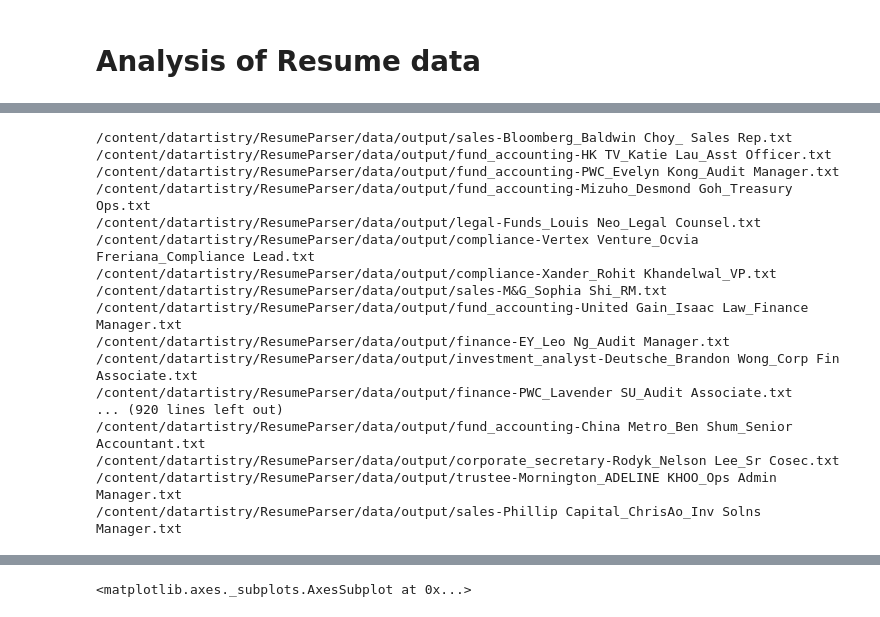
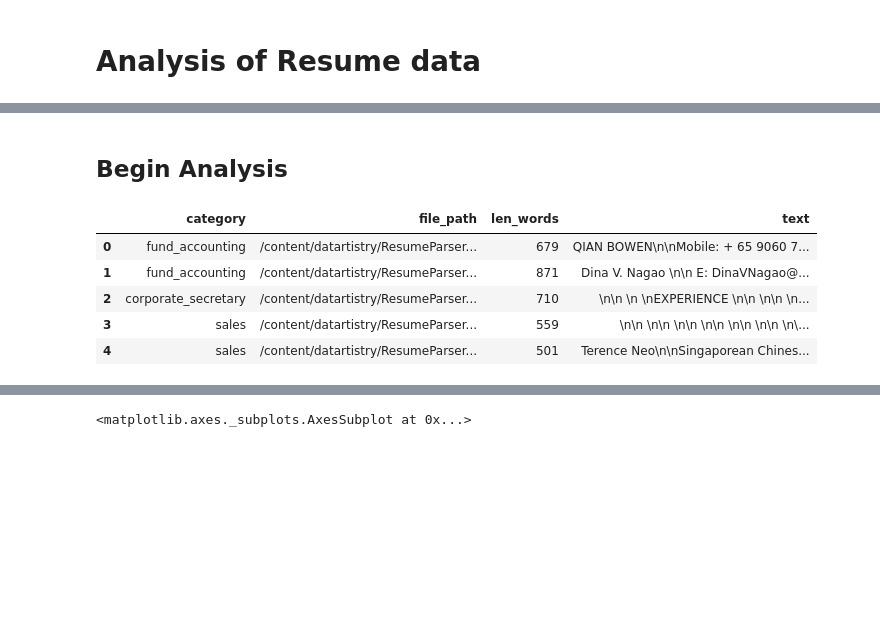
Before and after one commit to Inventrohyder/datartistry, a Jupyter notebook: Analysis notebook.ipynb, the cells around one changed output, grey strips where cells are left out. Cells and saved outputs as stored; diff of their text form; code cells hidden in the pictures; blank space fills up the shorter version.

Commit message:
fix: update analysis notebook

```diff
--- a/Analysis notebook.ipynb
+++ b/Analysis notebook.ipynb
@@ -5,34 +34,46 @@
+# %% [markdown]
+## Begin Analysis
 # %%
 import os
 import pandas as pd
 # %%
 # list all txt files
 path = '/content/datartistry/ResumeParser/data/output/'
 
-files = []
+files = []       # Store the file paths
+categories = []  # Store the job category of each file
+text = []        # Store the actual text data
+num_words = []   # Count the number of words in each file
+
 # r=root, d=directories, f = files
 for r, d, f in os.walk(path):
     for file in f:
         if '.txt' in file:
-            files.append(os.path.join(r, file))
+          file_path = os.path.join(r, file)
+          files.append(file_path)
 
-for f in files:
-    print(f)
+          category = file.split('-')[0]
+          categories.append(category)
+
+          with open(file_path) as text_file:
+            data = text_file.read()
+            text.append(data)
+            words = data.split()
+            num_words.append(len(words))
+
+df = pd.DataFrame(
+    {
+     "category": categories,
+     "file_path": files,
+     "len_words": num_words,
+     "text": text
+     }
+)
+df.head()
 # %% [output]
-/content/datartistry/ResumeParser/data/output/sales-Bloomberg_Baldwin Choy_ Sales Rep.txt
-/content/datartistry/ResumeParser/data/output/fund_accounting-HK TV_Katie Lau_Asst Officer.txt
-/content/datartistry/ResumeParser/data/output/fund_accounting-PWC_Evelyn Kong_Audit Manager.txt
-/content/datartistry/ResumeParser/data/output/fund_accounting-Mizuho_Desmond Goh_Treasury Ops.txt
-/content/datartistry/ResumeParser/data/output/legal-Funds_Louis Neo_Legal Counsel.txt
-/content/datartistry/ResumeParser/data/output/compliance-Vertex Venture_Ocvia Freriana_Compliance Lead.txt
-/content/datartistry/ResumeParser/data/output/compliance-Xander_Rohit Khandelwal_VP.txt
-/content/datartistry/ResumeParser/data/output/sales-M&G_Sophia Shi_RM.txt
-/content/datartistry/ResumeParser/data/output/fund_accounting-United Gain_Isaac Law_Finance Manager.txt
-/content/datartistry/ResumeParser/data/output/finance-EY_Leo Ng_Audit Manager.txt
-/content/datartistry/ResumeParser/data/output/investment_analyst-Deutsche_Brandon Wong_Corp Fin Associate.txt
-/content/datartistry/ResumeParser/data/output/finance-PWC_Lavender SU_Audit Associate.txt
-... (920 lines left out)
-/content/datartistry/ResumeParser/data/output/fund_accounting-China Metro_Ben Shum_Senior Accountant.txt
-/content/datartistry/ResumeParser/data/output/corporate_secretary-Rodyk_Nelson Lee_Sr Cosec.txt
-/content/datartistry/ResumeParser/data/output/trustee-Mornington_ADELINE KHOO_Ops Admin Manager.txt
-/content/datartistry/ResumeParser/data/output/sales-Phillip Capital_ChrisAo_Inv Solns Manager.txt
+|  | category | file_path | len_words | text |
+| 0 | fund_accounting | /content/datartistry/ResumeParser... | 679 | QIAN BOWEN\n\nMobile: + 65 9060 7... |
+| 1 | fund_accounting | /content/datartistry/ResumeParser... | 871 | Dina V. Nagao \n\n E: DinaVNagao@... |
+| 2 | corporate_secretary | /content/datartistry/ResumeParser... | 710 | \n\n \n \nEXPERIENCE \n\n \n\n \n... |
+| 3 | sales | /content/datartistry/ResumeParser... | 559 | \n\n \n\n \n\n \n\n \n\n \n\n \n\... |
+| 4 | sales | /content/datartistry/ResumeParser... | 501 | Terence Neo\n\nSingaporean Chines... |
```
Also changed, not shown: parts of 21 cells of this notebook.
